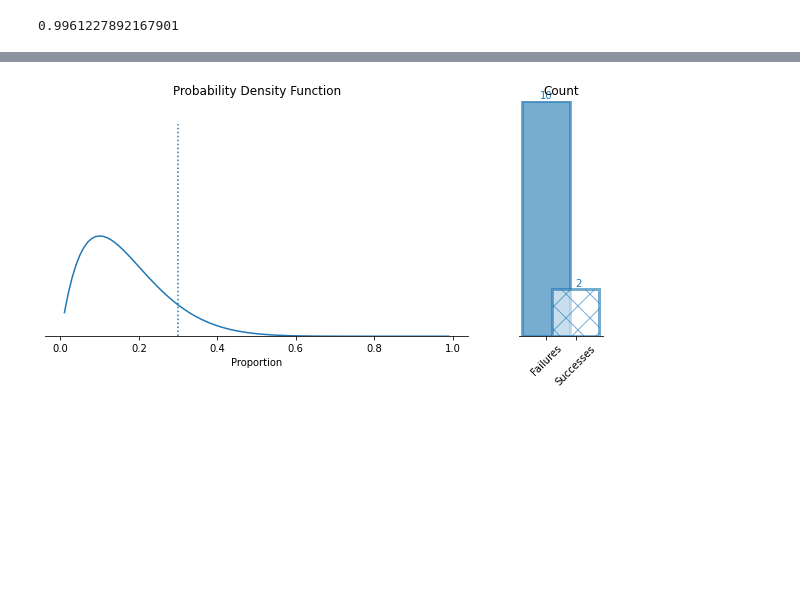
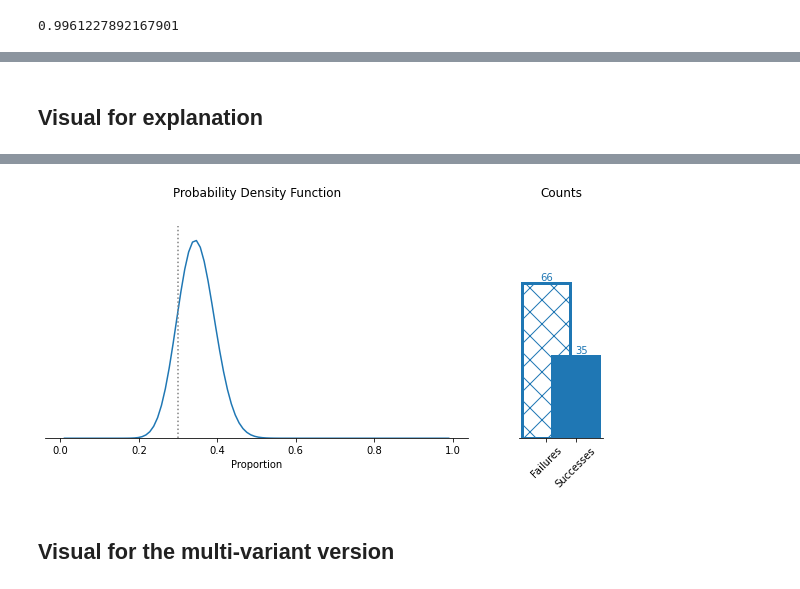
Before and after one commit to paul-stubley/portfolio, a Jupyter notebook: multi_armed_bandit/Multi_Armed_Bandit.ipynb, the cells around one changed output, grey strips where cells are left out. Drawn from its saved outputs; the diff is of its cells as text; code cells hidden in the pictures; blank space fills up the shorter version.

```diff
--- a/multi_armed_bandit/Multi_Armed_Bandit.ipynb
+++ b/multi_armed_bandit/Multi_Armed_Bandit.ipynb
@@ -286,6 +385,8 @@ fig = px.line(df, x='x', y='beta', animation_frame='iteration',range_y=[0,10])
 fig.show()
 # %% [output]
 [interactive output not drawn]
+# %% [markdown]
+## Visual for explanation
 # %%
 import matplotlib.pyplot as plt
 import ffmpeg
@@ -293,6 +394,7 @@ import os
 from matplotlib import animation, rc, rcParams, gridspec
 from IPython.display import HTML, Image
 from matplotlib.animation import FFMpegWriter
+import sys
 
 # Set the FFmpeg path and defaults for display
 plt.rcParams['animation.ffmpeg_path'] = '/Users/paulgstubley/Applications/ffmpeg/bin/ffmpeg'
@@ -308,61 +410,65 @@ b=1
 x = np.linspace(stats.beta.ppf(0.01, a, b),
                 stats.beta.ppf(0.99, a, b), 100)
 
+line, = ax[0].plot(x,stats.beta.pdf(x, a, b));
 
-df = pd.DataFrame(egreedy.results, columns=['Iteration','Variant','Outcome','Variant_Count','Variant_Mean','Variant_Stddev','Successes','Failures'])
-stacks = df.pivot(index='Iteration',columns='Variant',values=['Successes','Failures']).ffill().fillna(1)
+def format_charts(ax):
+    ax[0].set_ylim([0,10])
+    ax[0].set_yticks([])
+    ax[0].set_title('Probability Density Function')
+    ax[0].set_xlabel('Proportion')
 
-a_list = stacks.Successes.astype(int)
-b_list = stacks.Failures.astype(int)
+    ax[1].set_title('Counts')
+    ax[1].set_yticks([])
 
-line, = ax[0].plot(x,stats.beta.pdf(x, a, b));
-ax[0].set_ylim([0,10])
-ax[0].axvline(proportion,0,0.9, ls=':', color = 'C0')
-ax[0].set_yticks([])
-ax[0].set_title('Probability Density Function')
-ax[0].set_xlabel('Proportion')
+    for spine in ['top','left','right']:
+        ax[0].spines[spine].set_visible(False)
+        ax[1].spines[spine].set_visible(False)
 
-bar, = ax[1].bar(0, b, color='C0', alpha=0.6, edgecolor = 'C0', lw =3)
-bar2, = ax[1].bar(0.5, a, facecolor='w', alpha=0.6, edgecolor='C0', lw =3, hatch='X')
 ax[1].set_xticklabels(['','Failures','Successes'], rotation=45)
-ax[1].set_title('Count')
-ax[1].set_yticks([])
+ax[0].axvline(proportion,0,0.9, ls=':', color = 'grey')
+
+format_charts(ax)
+bar, = ax[1].bar(0, b, facecolor='w',  edgecolor = 'C0', lw =3, hatch='X')
+bar2, = ax[1].bar(0.5, a,color='C0' ,  edgecolor='C0', lw =3)
+
 text =  ax[1].annotate(b,(0,b), va='bottom', ha='center', color = 'C0')
 text2 = ax[1].annotate(a,(0.5,a), va='bottom', color = 'C0')
 
-for spine in ['top','left','right']:
-    ax[0].spines[spine].set_visible(False)
-    ax[1].spines[spine].set_visible(False)
 
 def init():
 
     return (line,)
 
-def update(i, num_variants):
+def update(i):
     global a
     global b
-    for n in num_variants:
+    line.set_data([x,stats.beta.pdf(x, a, b)])
+    bar.set_height(b)
+    bar2.set_height(a)
 
-        line.set_data([x,stats.beta.pdf(x, a_list[i], b_list[i])])
-        bar.set_height(b_list[i])
-        bar2.set_height(a_list[i])
+    text.set_position((0, b))
+    text2.set_position((0.5, a))
+    text.set_text(b)
+    text2.set_text(a)
 
-        text.set_position((0, b_list[i]))
-        text2.set_position((0.5, a_list[i]))
-        text.set_text(b_list[i])
-        text2.set_text(a_list[i])
+    outcome = np.random.binomial(1,proportion)
+    a += outcome
+    b += 1-outcome
 
     return (line,)
 
-frames = 10
+frames = 100
 ax[1].set_ylim([0,frames])
 anim = animation.FuncAnimation(fig, update, init_func=init,
                                frames=frames, interval=50,
                                blit=True, repeat=None)
 
 
 
 HTML(anim.to_html5_video())
 # %% [output]
 [interactive output not drawn]
-[figure, old version]
+[figure, new version]
+# %% [markdown]
+## Visual for the multi-variant version
```
Also changed, not shown: parts of 20 cells of this notebook.
